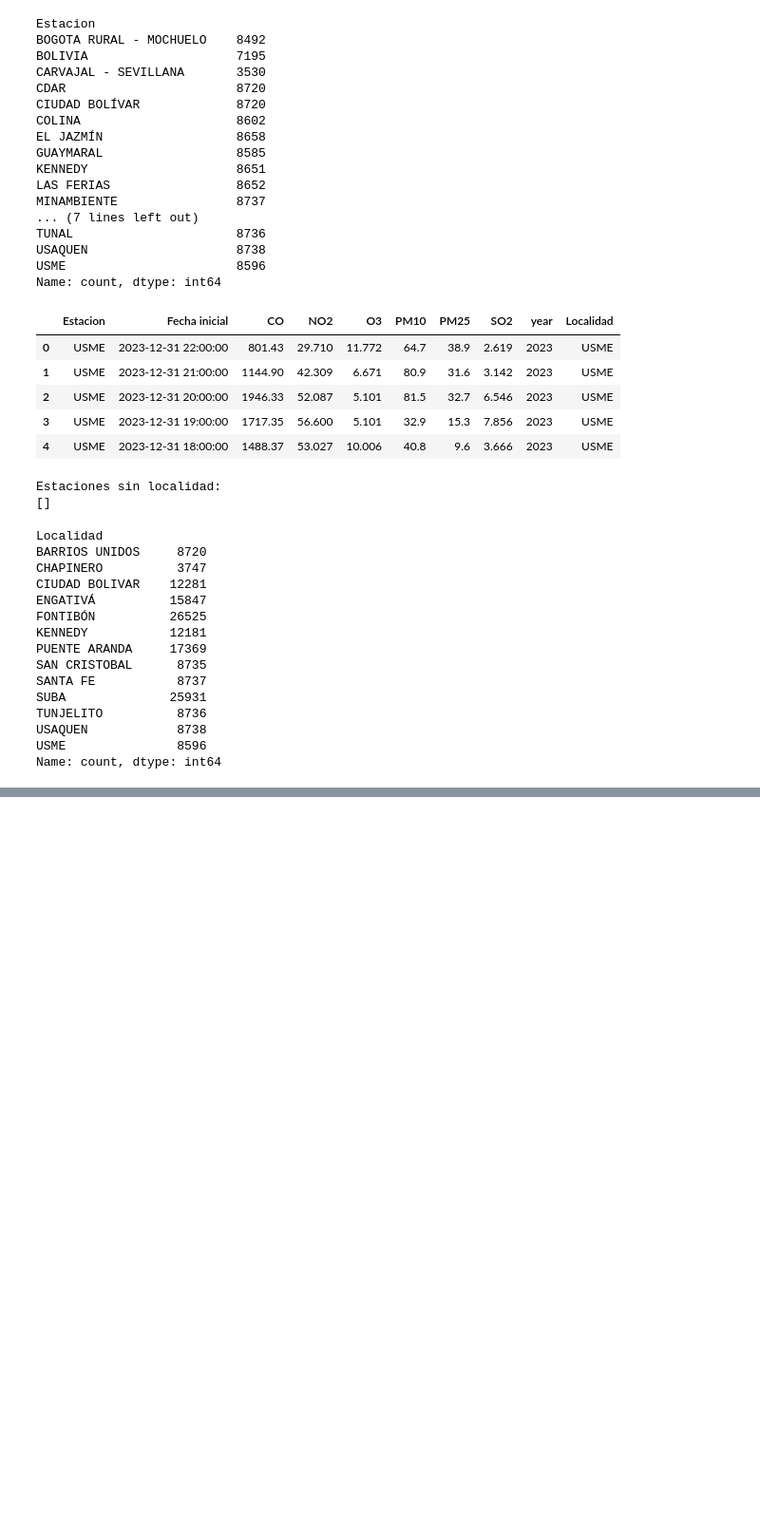
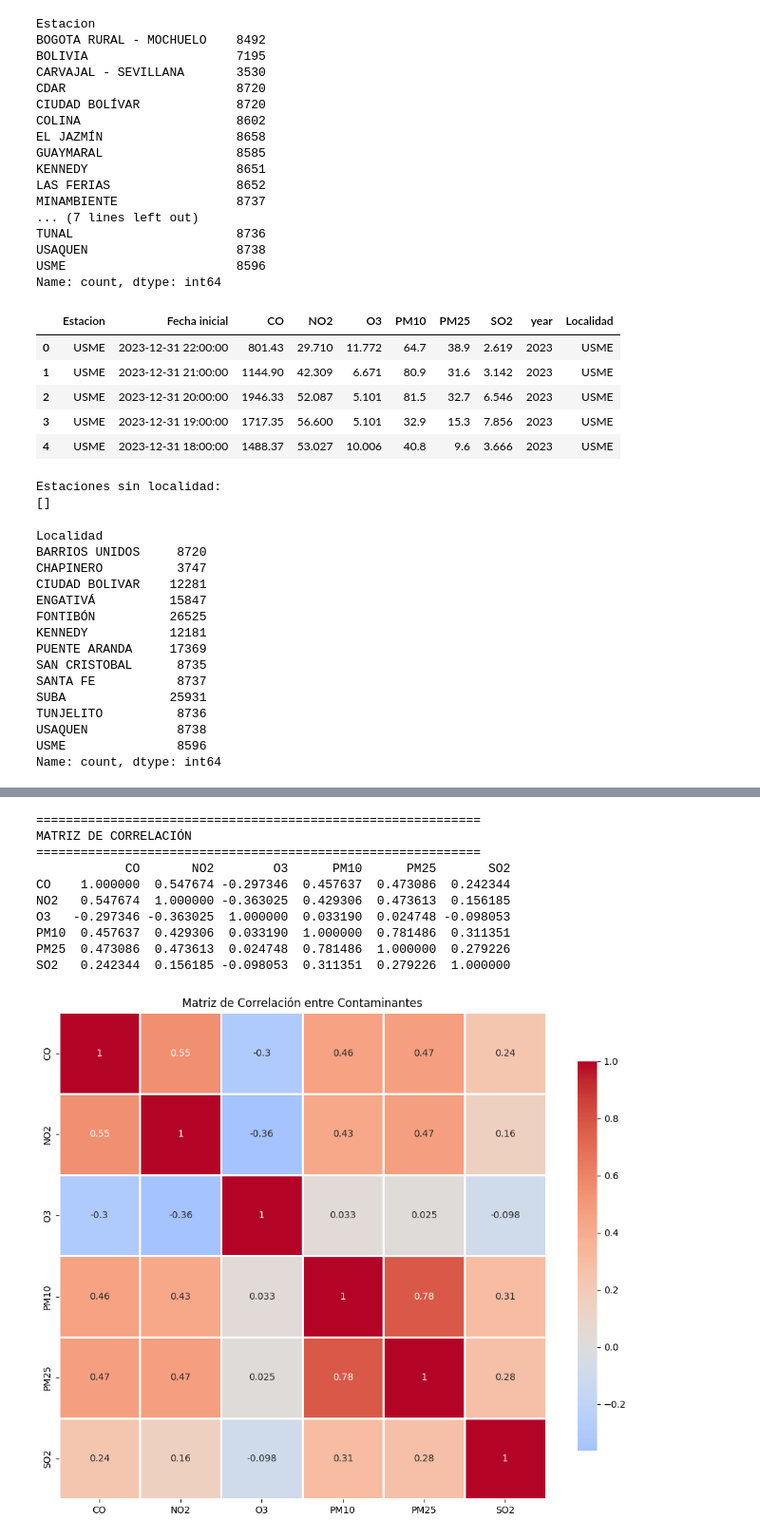
Before and after one commit to BILabsAndProjects/Proyecto2BI, a Jupyter notebook: procesamiento_sisaire.ipynb, the cells around one changed output, grey strips where cells are left out. Shown: that part at 95% size. Drawn from its saved outputs; the diff is of its cells as text; code cells hidden in the pictures; blank space fills up the shorter version.

```diff
--- a/procesamiento_sisaire.ipynb
+++ b/procesamiento_sisaire.ipynb
@@ -233,0 +449,27 @@ df.to_csv(output_path, index=False)
+# %%
+print("\n" + "="*60)
+print("MATRIZ DE CORRELACIÓN")
+print("="*60)
+
+correlation = df[contaminantes].corr()
+print(correlation)
+
+# Visualización de correlación
+plt.figure(figsize=(10, 8))
+sns.heatmap(correlation, annot=True, cmap='coolwarm', center=0,
+            square=True, linewidths=1, cbar_kws={"shrink": 0.8})
+plt.title('Matriz de Correlación entre Contaminantes')
+plt.tight_layout()
+plt.show()
+# %% [output]
+============================================================
+MATRIZ DE CORRELACIÓN
+============================================================
+            CO       NO2        O3      PM10      PM25       SO2
+CO    1.000000  0.547674 -0.297346  0.457637  0.473086  0.242344
+NO2   0.547674  1.000000 -0.363025  0.429306  0.473613  0.156185
+O3   -0.297346 -0.363025  1.000000  0.033190  0.024748 -0.098053
+PM10  0.457637  0.429306  0.033190  1.000000  0.781486  0.311351
+PM25  0.473086  0.473613  0.024748  0.781486  1.000000  0.279226
+SO2   0.242344  0.156185 -0.098053  0.311351  0.279226  1.000000
+[figure, added]
```
Also changed, not shown: parts of 10 cells of this notebook, 10 other files.
